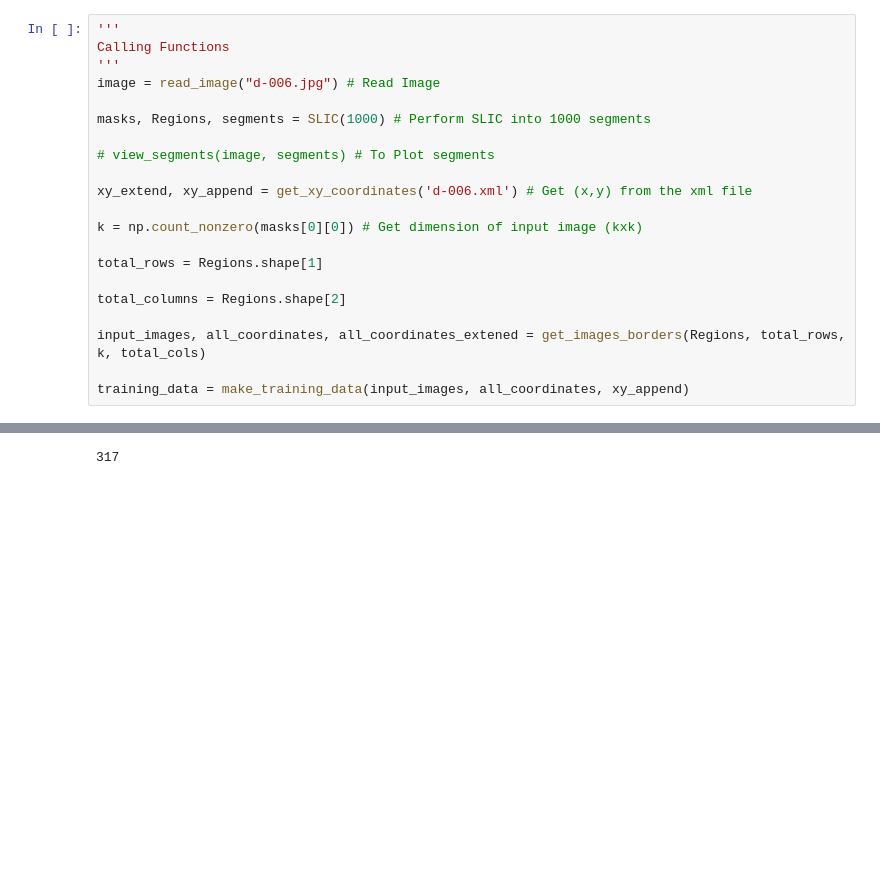
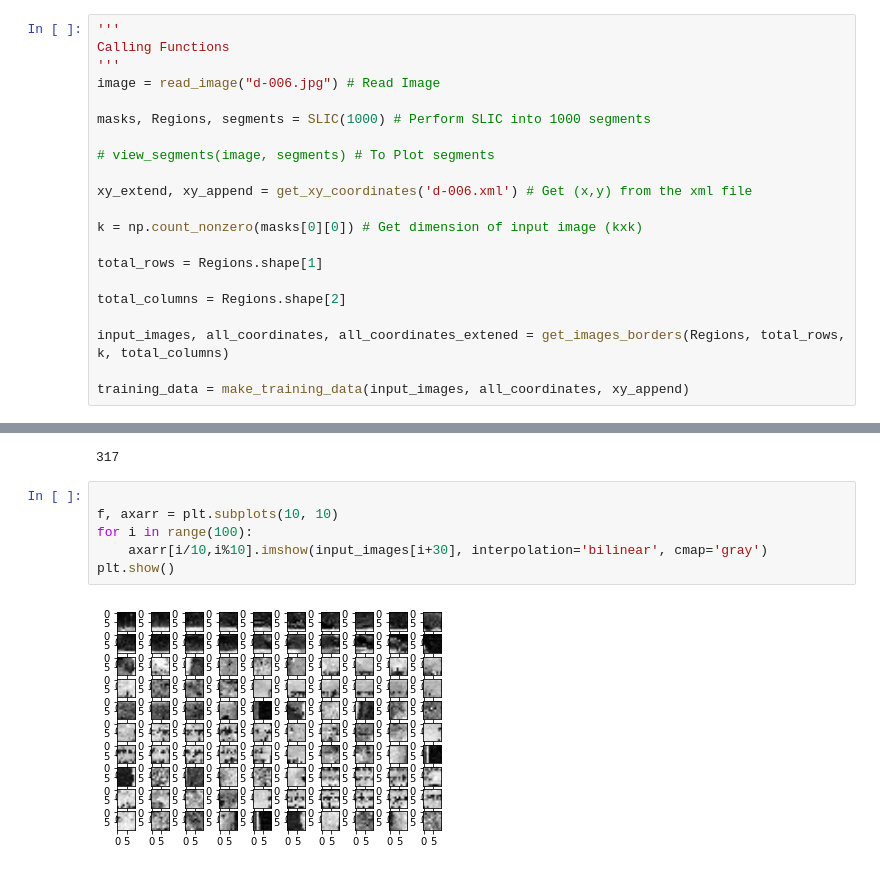
Before and after one commit to PoorvaRane/Textbox-Extraction, a Jupyter notebook: Data Processing.ipynb, the cells around one changed output, grey strips where cells are left out. Saved outputs shown, nothing was run; the diff lists cells and outputs as text; blank space fills up the shorter version.

```diff
--- a/Data Processing.ipynb
+++ b/Data Processing.ipynb
@@ -154,7 +154,7 @@ total_rows = Regions.shape[1]
 
 total_columns = Regions.shape[2]
 
-input_images, all_coordinates, all_coordinates_extened = get_images_borders(Regions, total_rows, k, total_cols)
+input_images, all_coordinates, all_coordinates_extened = get_images_borders(Regions, total_rows, k, total_columns)
 
 training_data = make_training_data(input_images, all_coordinates, xy_append)
 # %%
@@ -171,3 +171,11 @@ training_data = pickle.load(open('training_data.pkl','r'))
 np.count_nonzero(training_data[:,1])
 # %% [output]
 317
+# %%
+
+f, axarr = plt.subplots(10, 10)
+for i in range(100):
+    axarr[i/10,i%10].imshow(input_images[i+30], interpolation='bilinear', cmap='gray')
+plt.show()
+# %% [output]
+[figure, added]
```
Also changed, not shown: 2 other files.
